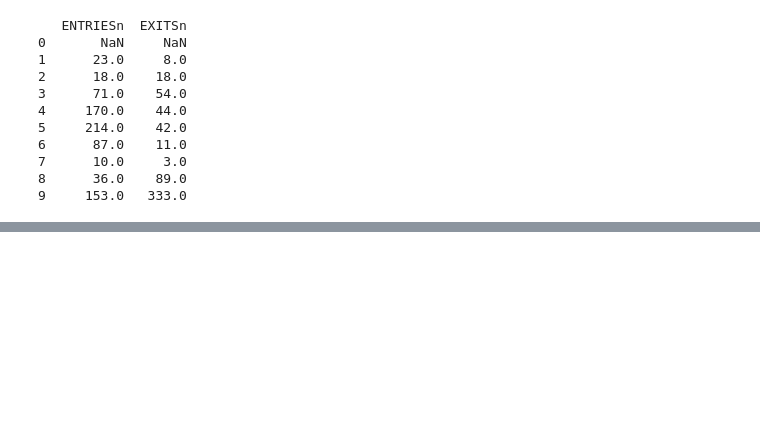
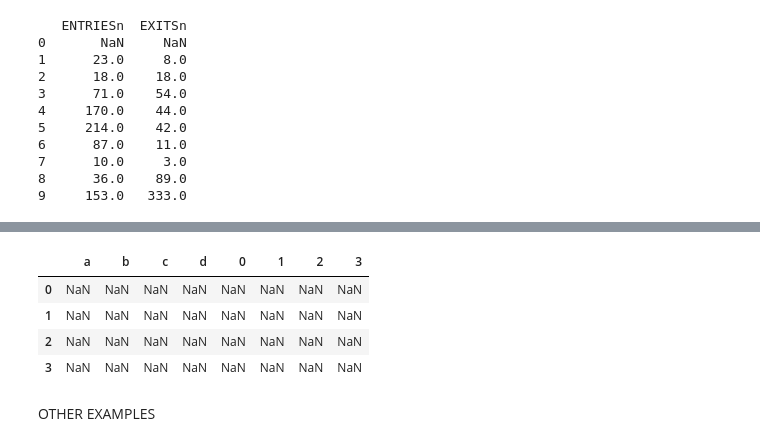
Before and after one commit to sumedhadewan/numpyAndpanda, a Jupyter notebook: Panda2D-DataFrame part 2.ipynb, the cells around one changed output, grey strips where cells are left out. Saved outputs shown, nothing was run; the diff lists cells and outputs as text; code cells hidden in the pictures; blank space fills up the shorter version.

Commit message:
dataframe + series added

```diff
--- a/Panda2D-DataFrame part 2.ipynb
+++ b/Panda2D-DataFrame part 2.ipynb
@@ -210,0 +329,10 @@ print(get_hourly_entries_and_exits(entries_and_exits))
+# %%
+s = pd.Series([1, 2, 3, 4])
+df = pd.DataFrame({
+        'a': [10, 20, 30, 40],
+        'b': [50, 60, 70, 80],
+        'c': [90, 100, 110, 120],
+        'd': [130, 140, 150, 160]
+})
+print(s)
+print(df)
@@ -210,0 +350,10 @@ print(get_hourly_entries_and_exits(entries_and_exits))
+# %%
+df + s
+# %% [output]
+|  | a | b | c | d | 0 | 1 | 2 | 3 |
+| 0 | NaN | NaN | NaN | NaN | NaN | NaN | NaN | NaN |
+| 1 | NaN | NaN | NaN | NaN | NaN | NaN | NaN | NaN |
+| 2 | NaN | NaN | NaN | NaN | NaN | NaN | NaN | NaN |
+| 3 | NaN | NaN | NaN | NaN | NaN | NaN | NaN | NaN |
+# %% [markdown]
+OTHER EXAMPLES
```
Also changed, not shown: parts of 26 cells of this notebook.
